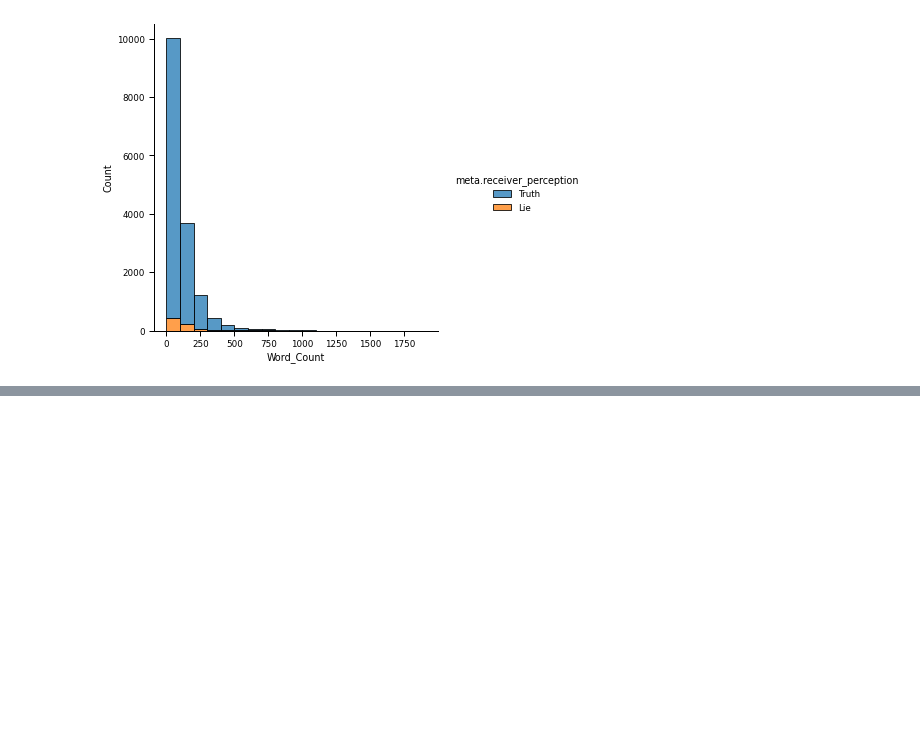
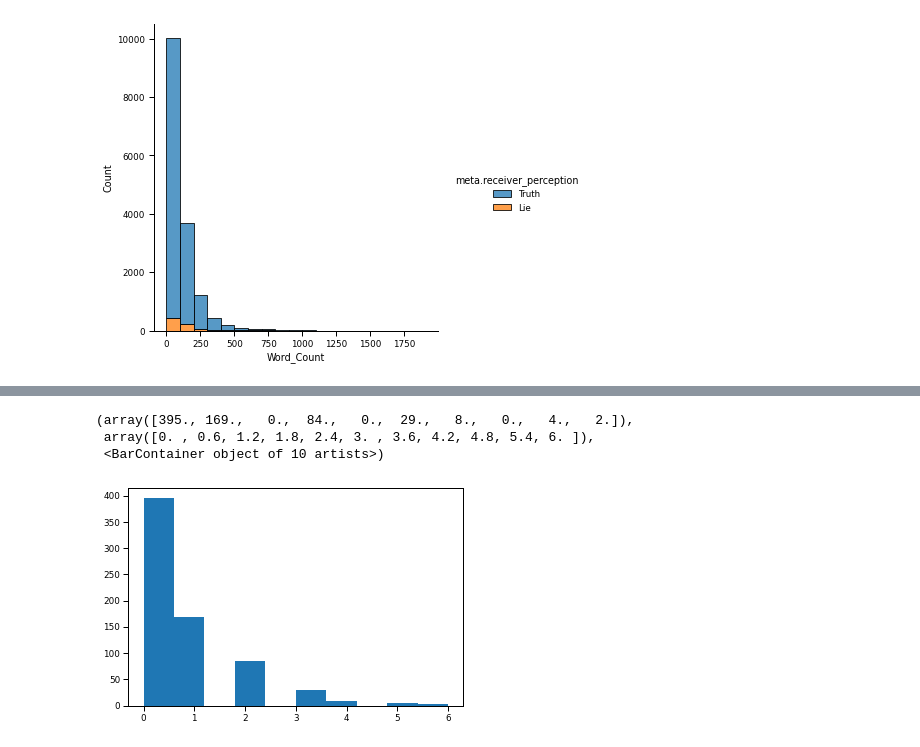
Before and after one commit to sinhasagar507/Comprehensive-Project-SEM8, a Jupyter notebook: src/visualization/deception_EDA.ipynb, the cells around one changed output, grey strips where cells are left out. Saved outputs shown, nothing was run; the diff lists cells and outputs as text; code cells hidden in the pictures; blank space fills up the shorter version.

```diff
--- a/src/visualization/deception_EDA.ipynb
+++ b/src/visualization/deception_EDA.ipynb
@@ -325,0 +440,9 @@ plt.show()
+# %%
+# Test of modality
+modals_by_id = sorted()
+plt.hist(modals_by_id.values())
+# %% [output]
+(array([395., 169.,   0.,  84.,   0.,  29.,   8.,   0.,   4.,   2.]),
+ array([0. , 0.6, 1.2, 1.8, 2.4, 3. , 3.6, 4.2, 4.8, 5.4, 6. ]),
+ <BarContainer object of 10 artists>)
+[figure, added]
```
Also changed, not shown: parts of 19 cells of this notebook, 3 other files.
